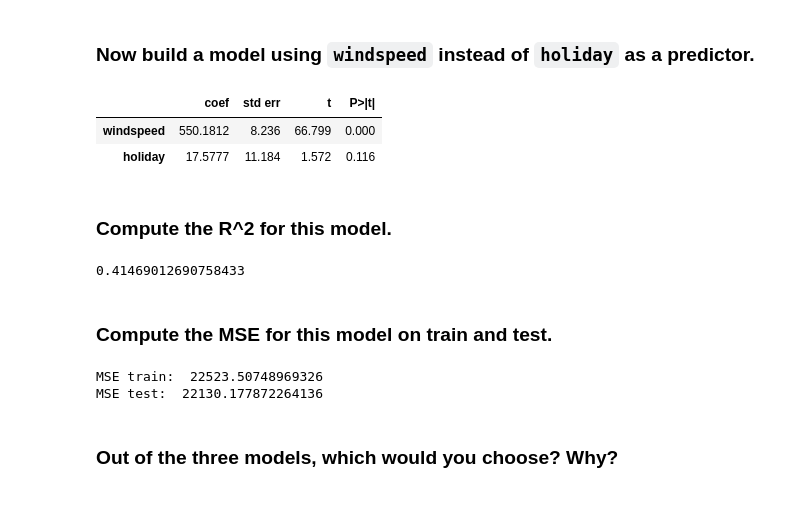
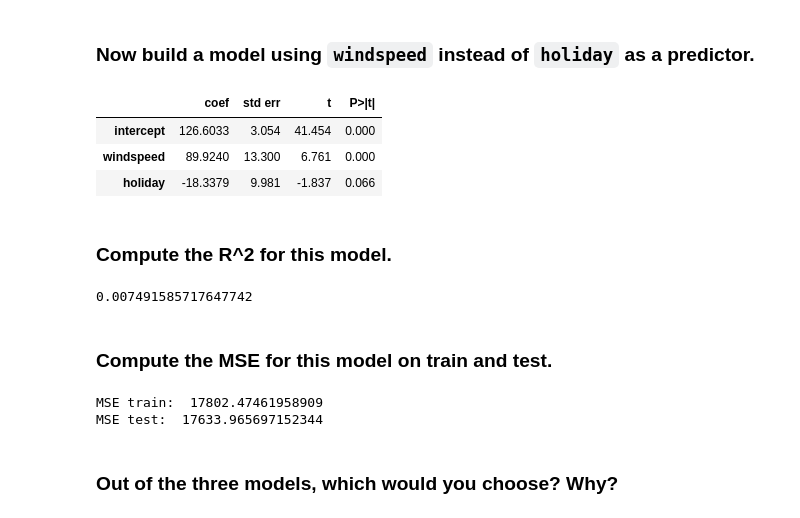
Before and after one commit to omaribrahim970/code_2600, a Jupyter notebook: mod04_linear.ipynb, the cells around one changed output. Drawn from its saved outputs; the diff is of its cells as text; code cells hidden in the pictures.

```diff
--- a/mod04_linear.ipynb
+++ b/mod04_linear.ipynb
@@ -254,13 +255,14 @@ Based on the MSE calculations, the model containing `holiday` and `temp` has a l
 # %% [markdown]
 ### Now build a model using `windspeed` instead of `holiday` as a predictor.
 # %%
-model_3 = sm.OLS(y_train, X_train[['windspeed','holiday']])
+model_3 = sm.OLS(y_train, X_train[['intercept','windspeed','holiday']])
 results_3 = model_3.fit()
 summarize(results_3)
 # %% [output]
 |  | coef | std err | t | P>|t| |
-| windspeed | 550.1812 | 8.236 | 66.799 | 0.000 |
-| holiday | 17.5777 | 11.184 | 1.572 | 0.116 |
+| intercept | 126.6033 | 3.054 | 41.454 | 0.000 |
+| windspeed | 89.9240 | 13.300 | 6.761 | 0.000 |
+| holiday | -18.3379 | 9.981 | -1.837 | 0.066 |
 # %% [markdown]
 ### Compute the R^2 for this model.
 # %%
@@ -268,19 +270,19 @@ summarize(results_3)
 
 results_3.rsquared
 # %% [output]
-0.41469012690758433
+0.007491585717647742
 # %% [markdown]
 ### Compute the MSE for this model on train and test.
 # %%
-predictions_train_3 = mse(y_train, predict(X_train[['windspeed','holiday']], results_3))
+predictions_train_3 = mse(y_train, predict(X_train[['intercept','windspeed','holiday']], results_3))
 
-predictions_test_3 = mse(y_test, predict(X_test[['windspeed','holiday']], results_3))
+predictions_test_3 = mse(y_test, predict(X_test[['intercept','windspeed','holiday']], results_3))
 
 print('MSE train: ', predictions_train_3)
 print('MSE test: ', predictions_test_3)
 # %% [output]
-MSE train:  22523.50748969326
-MSE test:  22130.177872264136
+MSE train:  17802.47461958909
+MSE test:  17633.965697152344
 # %% [markdown]
 ### Out of the three models, which would you choose? Why?
 # %% [markdown]
```
Also changed, not shown: parts of 3 cells of this notebook.
